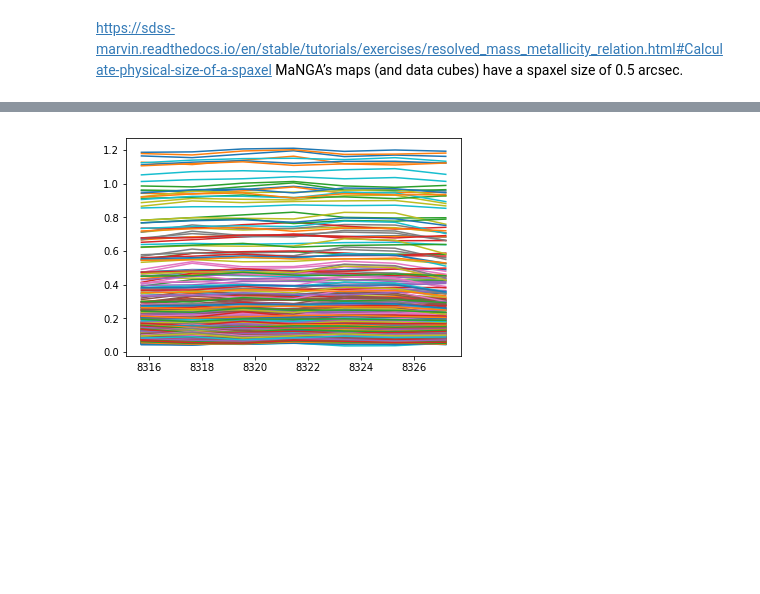
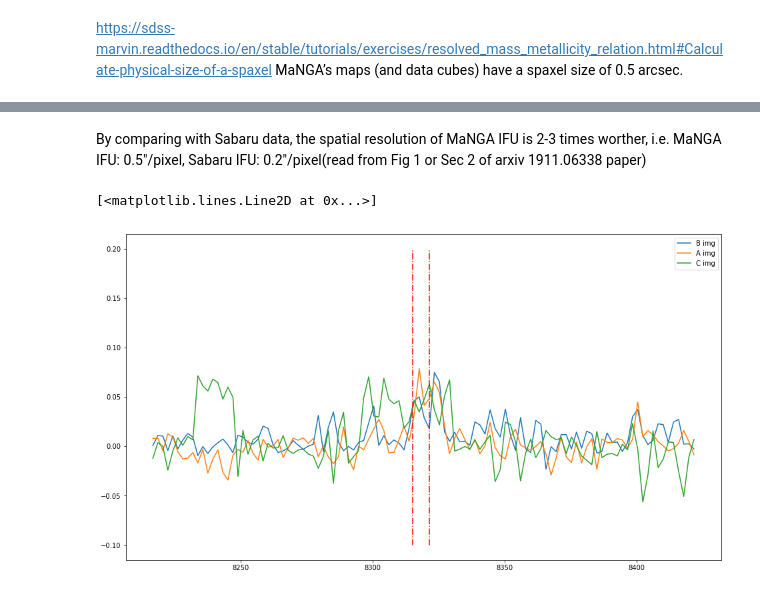
Before and after one commit to rkkuang/aeroastro, a Jupyter notebook: gravlen/manga/checkpoints/second_marvin.ipynb, the cells around one changed output, grey strips where cells are left out. Drawn from its saved outputs; the diff is of its cells as text; code cells hidden in the pictures; blank space fills up the shorter version.

```diff
--- a/gravlen/manga/checkpoints/second_marvin.ipynb
+++ b/gravlen/manga/checkpoints/second_marvin.ipynb
@@ -724,15 +738,38 @@ Text(0.5, 0.98, 'Net emission line (OII doublet) image of MaNGA lens system J143
-# %%
-# plt.figure(figsize=(16,9))
-# print(startindex)
-# print(endindex)
-for i in range(centerx-10,centerx+10):
-    for j in range(centery-10,centery+10):
-#         y = flux[:,i,j].value
-        y = flux[startindex:endindex, i,j].value
-        plt.plot(x[startindex:endindex],y)
-# flux[startindex:endindex,0,0]
-# %% [output]
-[figure, removed]
+# %% [markdown]
+By comparing with Sabaru data, the spatial resolution of MaNGA IFU is 2-3 times worther, i.e. MaNGA IFU: 0.5"/pixel, Sabaru IFU: 0.2"/pixel(read from Fig 1 or Sec 2 of arxiv 1911.06338 paper)
+# %%
+# plt.figure(figsize=(16,9))
+# print(startindex)
+# print(endindex)
+# for i in range(centerx-10,centerx+10):
+#     for j in range(centery-10,centery+10):
+# #         y = flux[:,i,j].value
+# #         plt.plot(x,y)
+#         y = flux[startindex-100:endindex+100, i,j].value
+#         plt.plot(x[startindex-100:endindex+100],y)
+# plt.plot([lambda_obs_OII_1,lambda_obs_OII_1], [-0.1, 1.2],"r-.")
+# plt.plot([lambda_obs_OII_2,lambda_obs_OII_2], [-0.1, 1.2],"r-.")
+
+# flux of the image pixel of the source
+I = [29, 26, 27]
+J = [23, 23, 30]
+label = ["B img", "A img", "C img"]
+# I = [29, 26, 27, centerx]
+# J = [23, 23, 30, centery]
+# label = ["B img", "A img", "C img", "central"]
+plt.figure(figsize=(16,9))
+for i,j,lb in zip(I,J,label):
+        y = dflux[startindex-50:endindex+50, i,j]
+        plt.plot(x[startindex-50:endindex+50],y,label=lb)
+#         y = dflux[:, i,j]
+#         plt.plot(x,y,label=lb)
+plt.legend()
+
+plt.plot([lambda_obs_OII_1,lambda_obs_OII_1], [-0.1, 0.2],"r-.")
+plt.plot([lambda_obs_OII_2,lambda_obs_OII_2], [-0.1, 0.2],"r-.")
+# %% [output]
+[<matplotlib.lines.Line2D at 0x...>]
+[figure, added]
 # %%
 # it seems that wavelength is nonliner!
 
```
Also changed, not shown: parts of 17 cells of this notebook, 1 other file.
